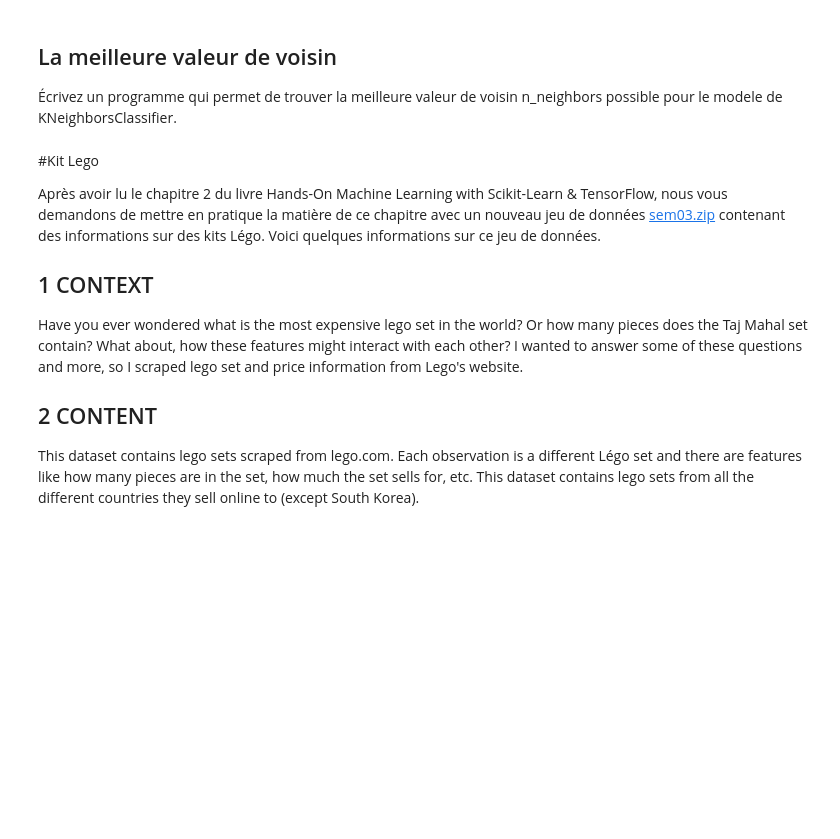
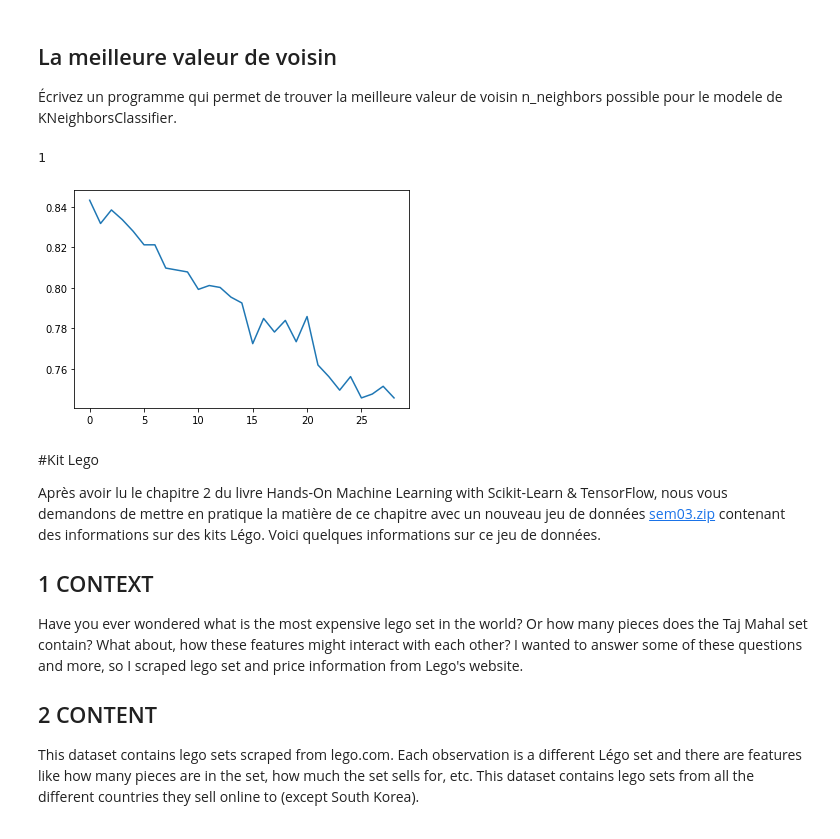
Before and after one commit to evangelav/Machine_Learning, a Jupyter notebook: BIN3100_ML_S3_Case_studies.ipynb, the cells around one changed output. Cells and saved outputs as stored; diff of their text form; code cells hidden in the pictures; blank space fills up the shorter version.

```diff
--- a/BIN3100_ML_S3_Case_studies.ipynb
+++ b/BIN3100_ML_S3_Case_studies.ipynb
@@ -126,6 +126,11 @@ def meilleur_valeur_voisin():
      best_score = model.score(X,y)
  print(best_k)
  plt.plot(score)
+# %%
+meilleur_valeur_voisin()
+# %% [output]
+1
+[figure, added]
 # %% [markdown]
 #Kit Lego
 
```
Also changed, not shown: parts of 16 cells of this notebook.
